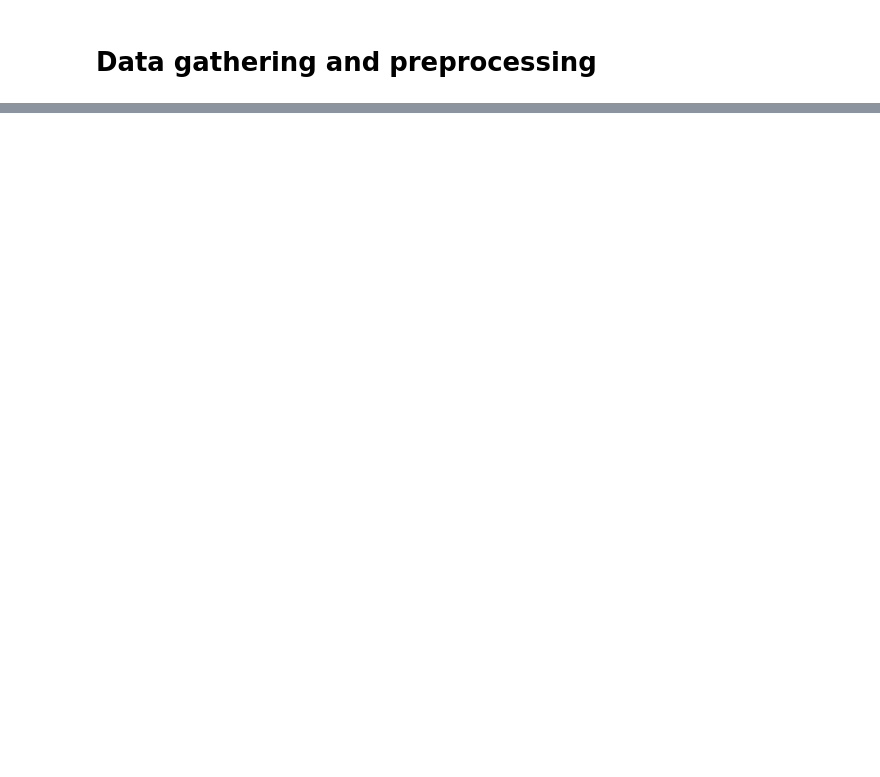
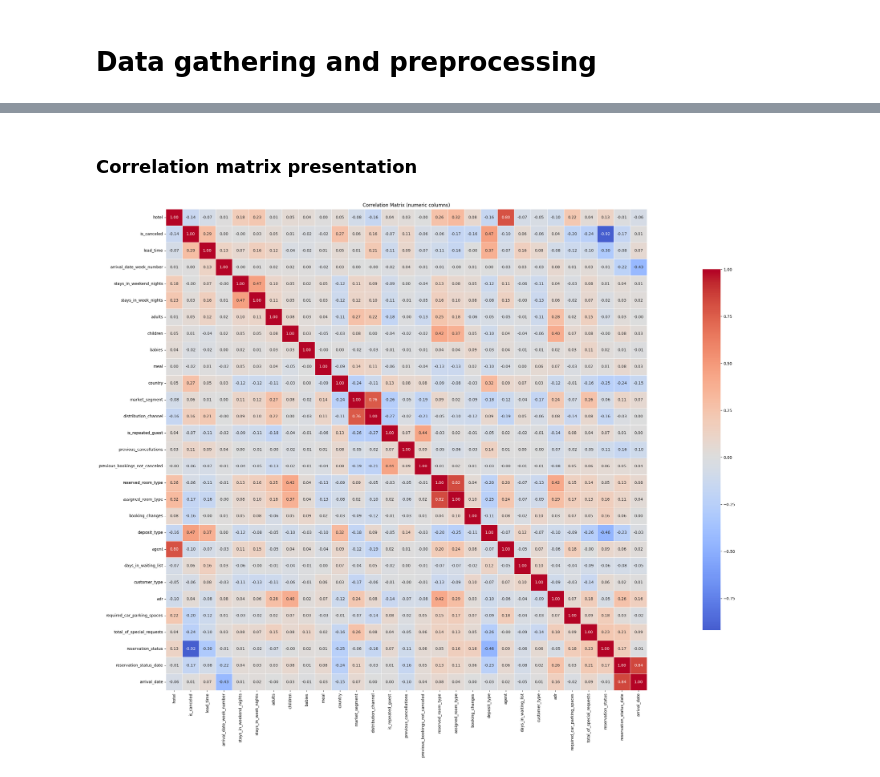
Before and after one commit to Kraszuuu/HotelBookingDemand, a Jupyter notebook: main.ipynb, the cells around one changed output, grey strips where cells are left out. Cells and saved outputs as stored; diff of their text form; code cells hidden in the pictures; blank space fills up the shorter version.

```diff
--- a/main.ipynb
+++ b/main.ipynb
@@ -16,0 +64,10 @@ ds = pd.read_csv("./Dataset/hotel_bookings.csv")
+# %%
+ds.describe(include="object")
+
+for col in ds.select_dtypes(include=['object']).columns:
+    if col != 'reservation_status_date':
+        ds[col] = ds[col].astype('category').cat.codes
+    else:
+        ds["reservation_status_date"] = pd.to_datetime(ds["reservation_status_date"], errors="coerce")
+
+ds.info()
@@ -16,0 +94,13 @@ ds = pd.read_csv("./Dataset/hotel_bookings.csv")
+# %%
+ds['arrival_date_month'] = ds['arrival_date_month'] + 1
+
+ds['arrival_date'] = pd.to_datetime(
+    ds['arrival_date_year'].astype(str) + '-' +
+    ds['arrival_date_month'].astype(str) + '-' +
+    ds['arrival_date_day_of_month'].astype(str),
+    errors='coerce'
+)
+
+ds = ds[ds['arrival_date'].notna()].copy()
+
+ds.drop(columns=['arrival_date_year', 'arrival_date_month', 'arrival_date_day_of_month'], inplace=True)
@@ -16,0 +109,2 @@ ds = pd.read_csv("./Dataset/hotel_bookings.csv")
+# %%
+ds = ds[ds['adults'] != 0]
@@ -122,0 +203,24 @@ ValueError: The least populated class in y has only 1 member, which is too few.
+# %% [markdown]
+### Correlation matrix presentation
+# %%
+def printComputationMatrix(ds):
+    corr = ds.corr()
+
+    plt.figure(figsize=(40, 20))
+    sns.heatmap(
+        corr,
+        annot=True,
+        fmt=".2f",
+        cmap="coolwarm",
+        center=0,
+        square=True,
+        linewidths=0.5,
+        cbar_kws={"shrink": 0.75}
+    )
+    plt.title("Correlation Matrix (numeric columns)")
+    plt.tight_layout()
+plt.show()
+
+printComputationMatrix(ds)
+# %% [output]
+[figure, added]
```
Also changed, not shown: parts of 19 cells of this notebook, 2 other files.
